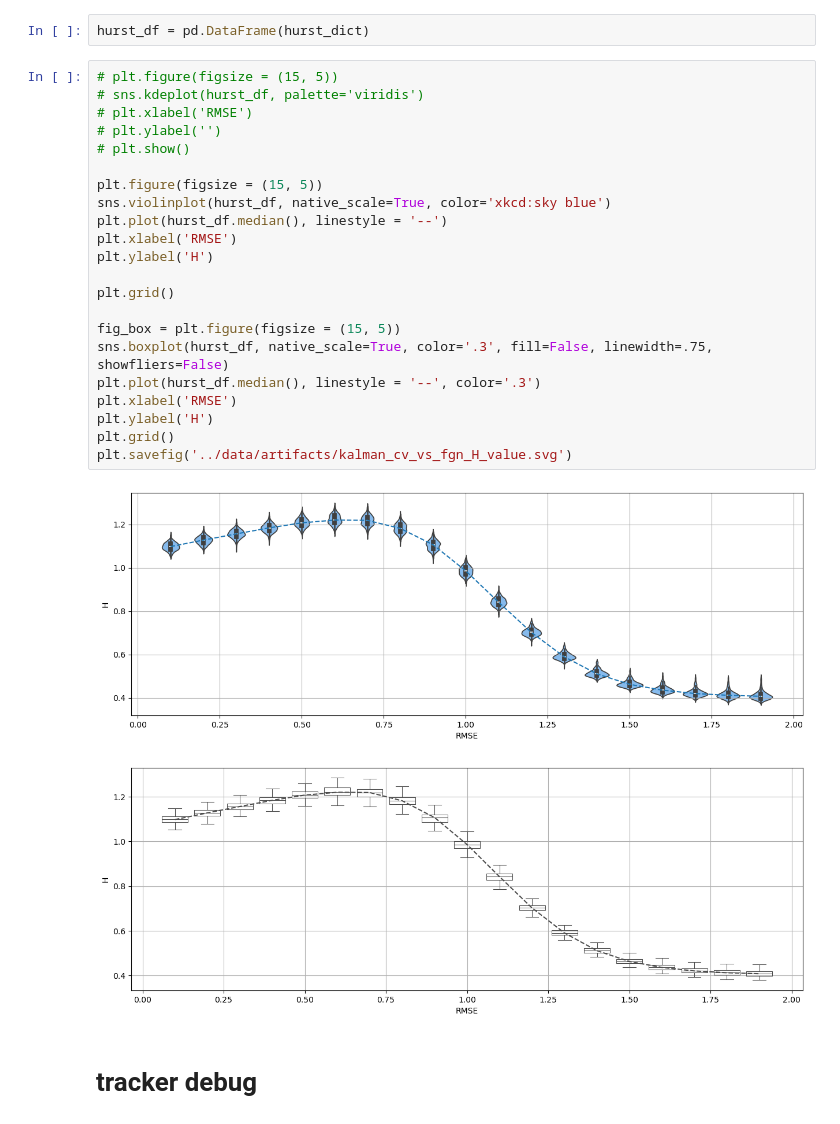
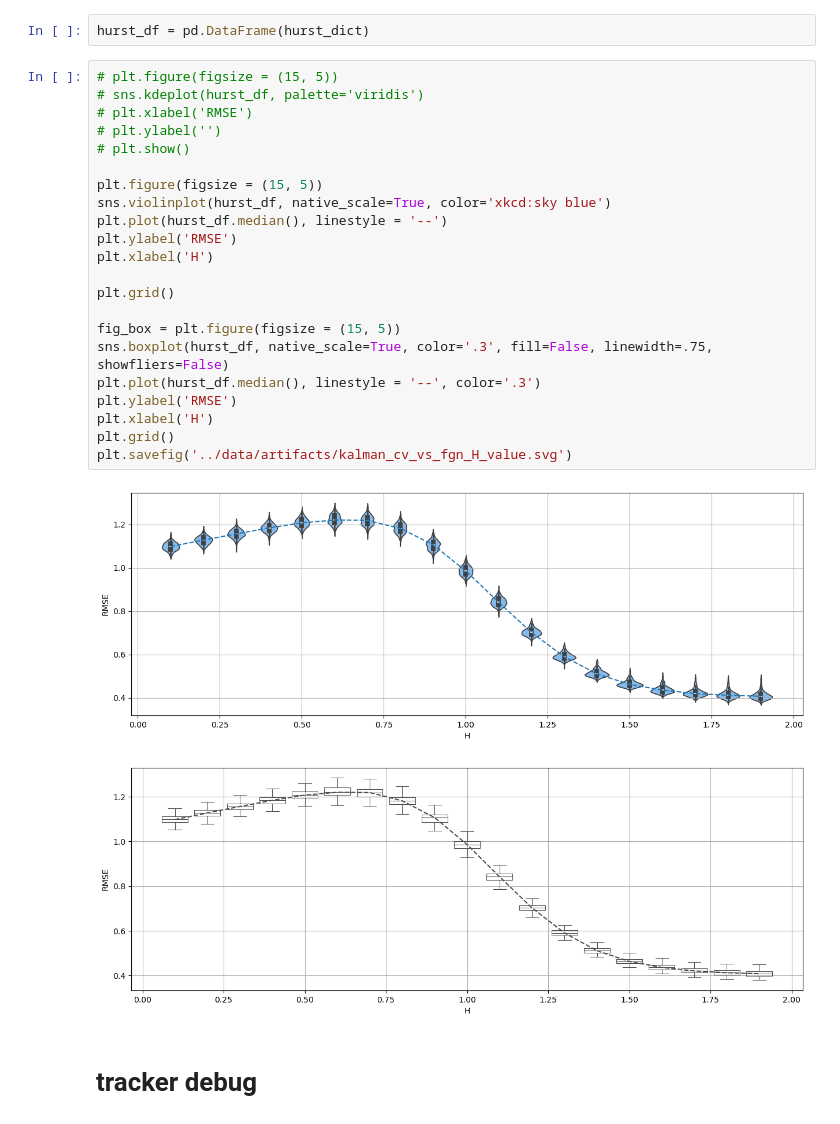
Before and after one commit to Shamaich1337/NMOT, a Jupyter notebook: notebooks/kalman_debug.ipynb, the cells around one changed output. Saved outputs shown, nothing was run; the diff lists cells and outputs as text.

Commit message:
fix: kalman notebook plot fix

```diff
--- a/notebooks/kalman_debug.ipynb
+++ b/notebooks/kalman_debug.ipynb
@@ -162,28 +162,28 @@ hurst_df = pd.DataFrame(hurst_dict)
 # %%
 # plt.figure(figsize = (15, 5))
 # sns.kdeplot(hurst_df, palette='viridis')
 # plt.xlabel('RMSE')
 # plt.ylabel('')
 # plt.show()
 
 plt.figure(figsize = (15, 5))
 sns.violinplot(hurst_df, native_scale=True, color='xkcd:sky blue')
 plt.plot(hurst_df.median(), linestyle = '--')
-plt.xlabel('RMSE')
-plt.ylabel('H')
+plt.ylabel('RMSE')
+plt.xlabel('H')
 
 plt.grid()
 
 fig_box = plt.figure(figsize = (15, 5))
 sns.boxplot(hurst_df, native_scale=True, color='.3', fill=False, linewidth=.75, showfliers=False)
 plt.plot(hurst_df.median(), linestyle = '--', color='.3')
-plt.xlabel('RMSE')
-plt.ylabel('H')
+plt.ylabel('RMSE')
+plt.xlabel('H')
 plt.grid()
 plt.savefig('../data/artifacts/kalman_cv_vs_fgn_H_value.svg')
 # %% [output]
-[figure, old version]
+[figure, new version]
-[figure, old version]
+[figure, new version]
 # %% [markdown]
 # tracker debug
 # %%
```
